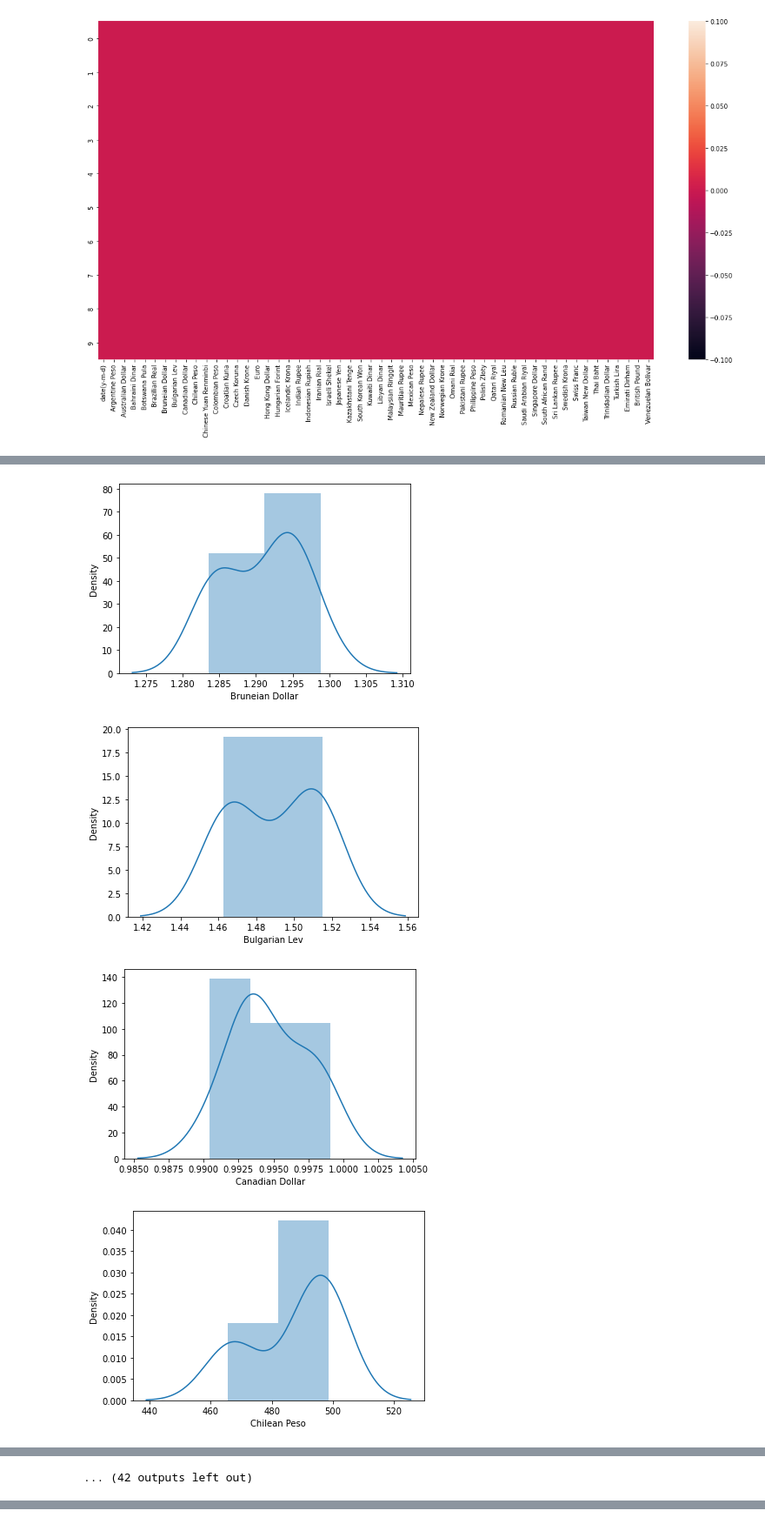
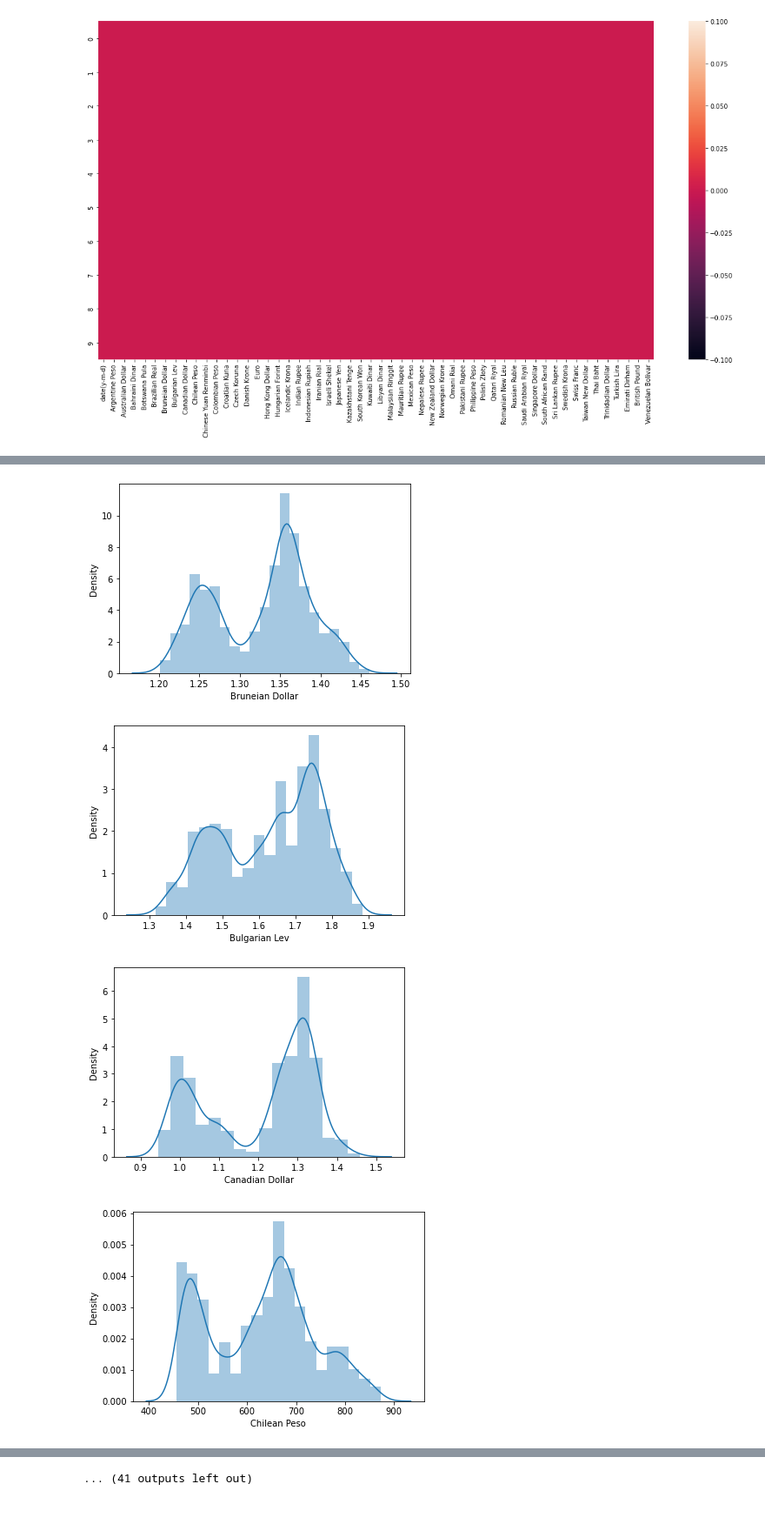
Before and after one commit to AlaaeddineBesbes/DATA731-Market-Movement, a Jupyter notebook: Proj.ipynb, the cells around one changed output, grey strips where cells are left out. Shown at 87% size. Saved outputs shown, nothing was run; the diff lists cells and outputs as text; code cells hidden in the pictures.

Commit message:
Analyse globale et histogrammes

```diff
--- a/Proj.ipynb
+++ b/Proj.ipynb
@@ -136,5 +146,5 @@ sn.heatmap(head.isna(), cbar=True)
 # %%
 for col in df.select_dtypes('float'):
     plt.figure()
-    sn.distplot(head[col])
+    sn.distplot(df[col])
 # %% [output]
@@ -147,4 +156,4 @@ LinAlgError: singular matrix
-[figure, old version]
+[figure, new version]
-[figure, old version]
+[figure, new version]
-[figure, old version]
+[figure, new version]
-[figure, old version]
+[figure, new version]
@@ -153 +161,0 @@ LinAlgError: singular matrix
-... (42 outputs left out)
@@ -153,0 +163 @@ LinAlgError: singular matrix
+... (41 outputs left out)
```
Also changed, not shown: parts of 3 cells of this notebook.
